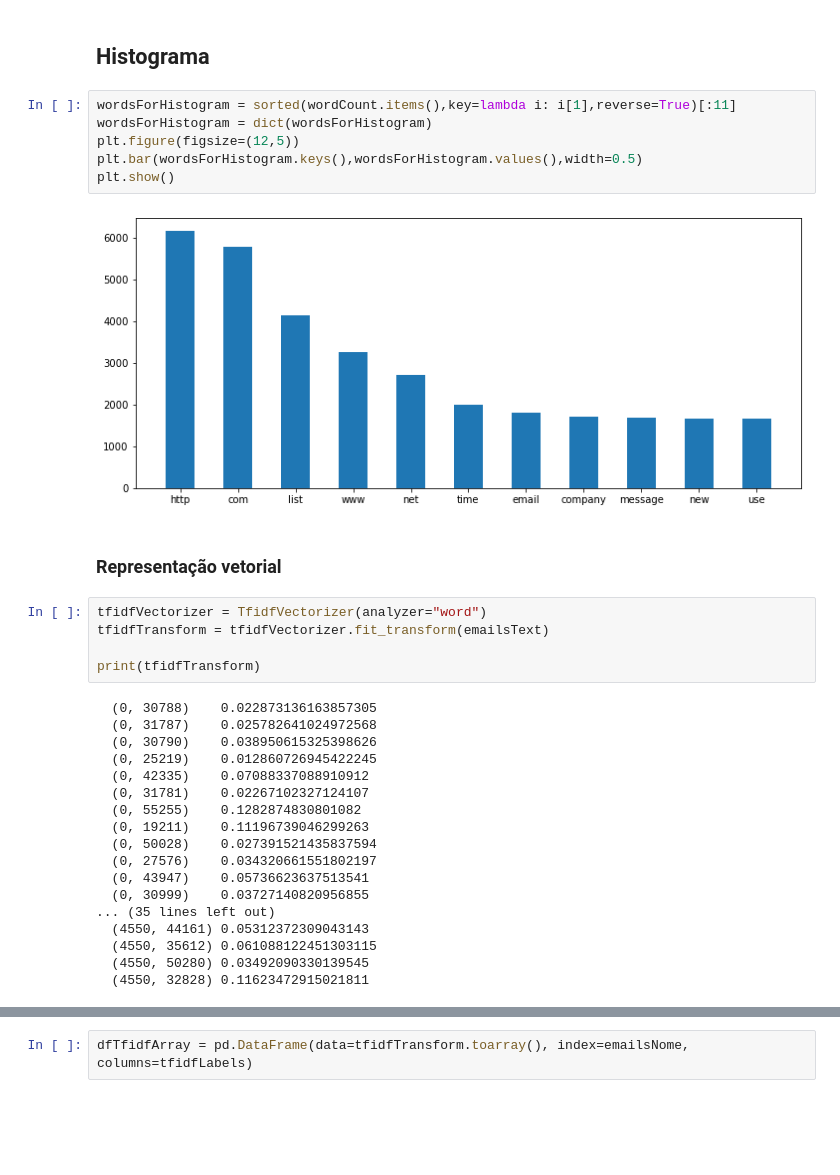
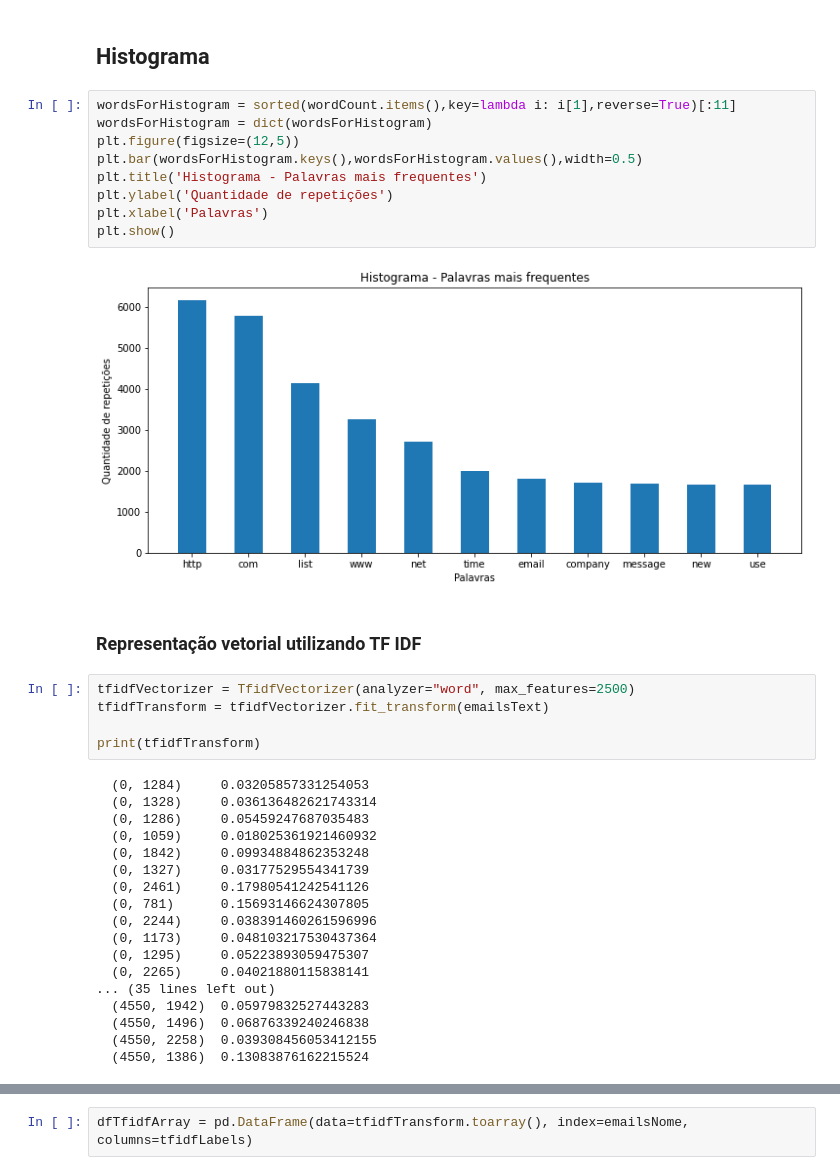
Before and after one commit to PlayerGhost/ciencia_de_dados_data_analysis, a Jupyter notebook: email_classification.ipynb, the cells around one changed output, grey strips where cells are left out. Drawn from its saved outputs; the diff is of its cells as text; blank space fills up the shorter version.

```diff
--- a/email_classification.ipynb
+++ b/email_classification.ipynb
@@ -233,36 +233,39 @@ plt.show()
 # %%
 wordsForHistogram = sorted(wordCount.items(),key=lambda i: i[1],reverse=True)[:11]
 wordsForHistogram = dict(wordsForHistogram)
 plt.figure(figsize=(12,5))
 plt.bar(wordsForHistogram.keys(),wordsForHistogram.values(),width=0.5)
+plt.title('Histograma - Palavras mais frequentes')
+plt.ylabel('Quantidade de repetições')
+plt.xlabel('Palavras')
 plt.show()
 # %% [output]
-[figure, old version]
+[figure, new version]
 # %% [markdown]
-### Representação vetorial
+### Representação vetorial utilizando TF IDF
 # %%
-tfidfVectorizer = TfidfVectorizer(analyzer="word")
+tfidfVectorizer = TfidfVectorizer(analyzer="word", max_features=2500)
 tfidfTransform = tfidfVectorizer.fit_transform(emailsText)
 
 print(tfidfTransform)
 # %% [output]
-  (0, 30788)    0.022873136163857305
-  (0, 31787)    0.025782641024972568
-  (0, 30790)    0.038950615325398626
-  (0, 25219)    0.012860726945422245
-  (0, 42335)    0.07088337088910912
-  (0, 31781)    0.02267102327124107
-  (0, 55255)    0.1282874830801082
-  (0, 19211)    0.11196739046299263
-  (0, 50028)    0.027391521435837594
-  (0, 27576)    0.034320661551802197
-  (0, 43947)    0.05736623637513541
-  (0, 30999)    0.03727140820956855
+  (0, 1284)     0.03205857331254053
+  (0, 1328)     0.036136482621743314
+  (0, 1286)     0.05459247687035483
+  (0, 1059)     0.018025361921460932
+  (0, 1842)     0.09934884862353248
+  (0, 1327)     0.03177529554341739
+  (0, 2461)     0.17980541242541126
+  (0, 781)      0.15693146624307805
+  (0, 2244)     0.038391460261596996
+  (0, 1173)     0.048103217530437364
+  (0, 1295)     0.05223893059475307
+  (0, 2265)     0.04021880115838141
 ... (35 lines left out)
-  (4550, 44161) 0.05312372309043143
-  (4550, 35612) 0.061088122451303115
-  (4550, 50280) 0.03492090330139545
-  (4550, 32828) 0.11623472915021811
+  (4550, 1942)  0.05979832527443283
+  (4550, 1496)  0.06876339240246838
+  (4550, 2258)  0.039308456053412155
+  (4550, 1386)  0.13083876162215524
 # %%
 tfidfLabels = tfidfVectorizer.get_feature_names_out()
 tfidfLabels
```
Also changed, not shown: parts of 14 cells of this notebook.
